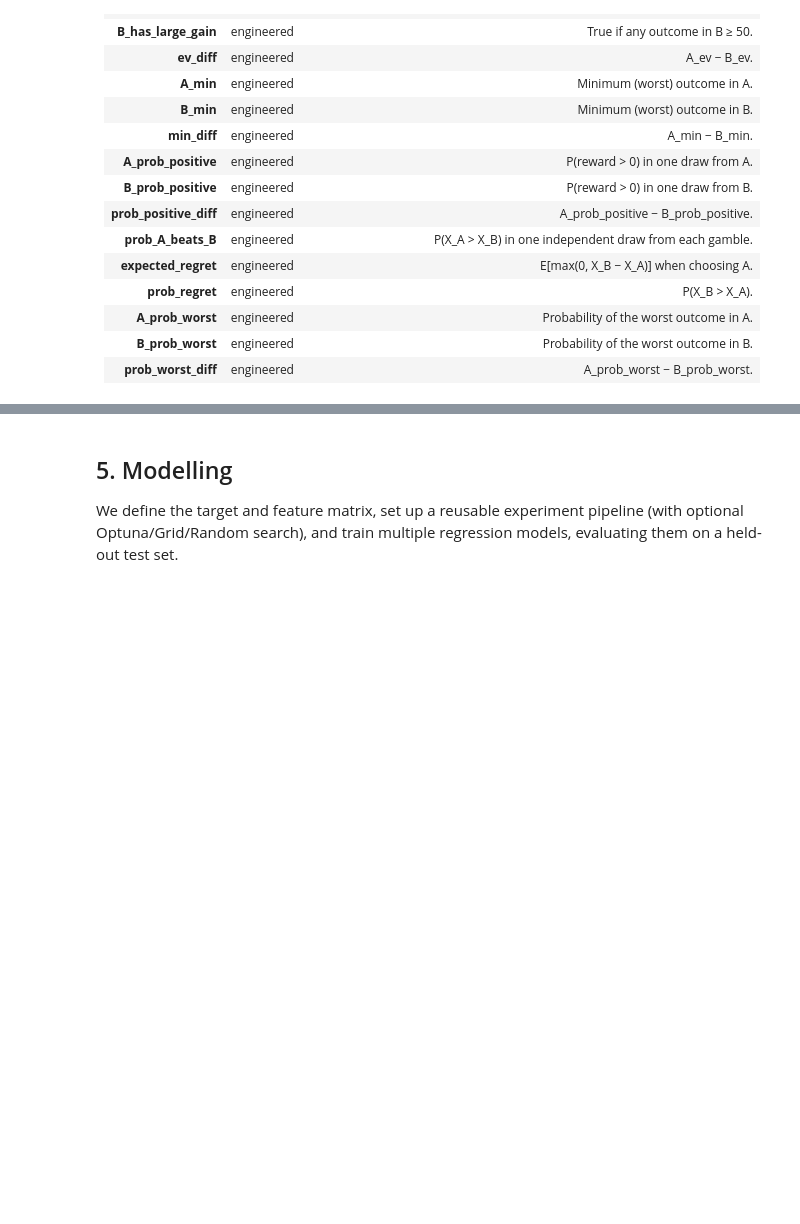
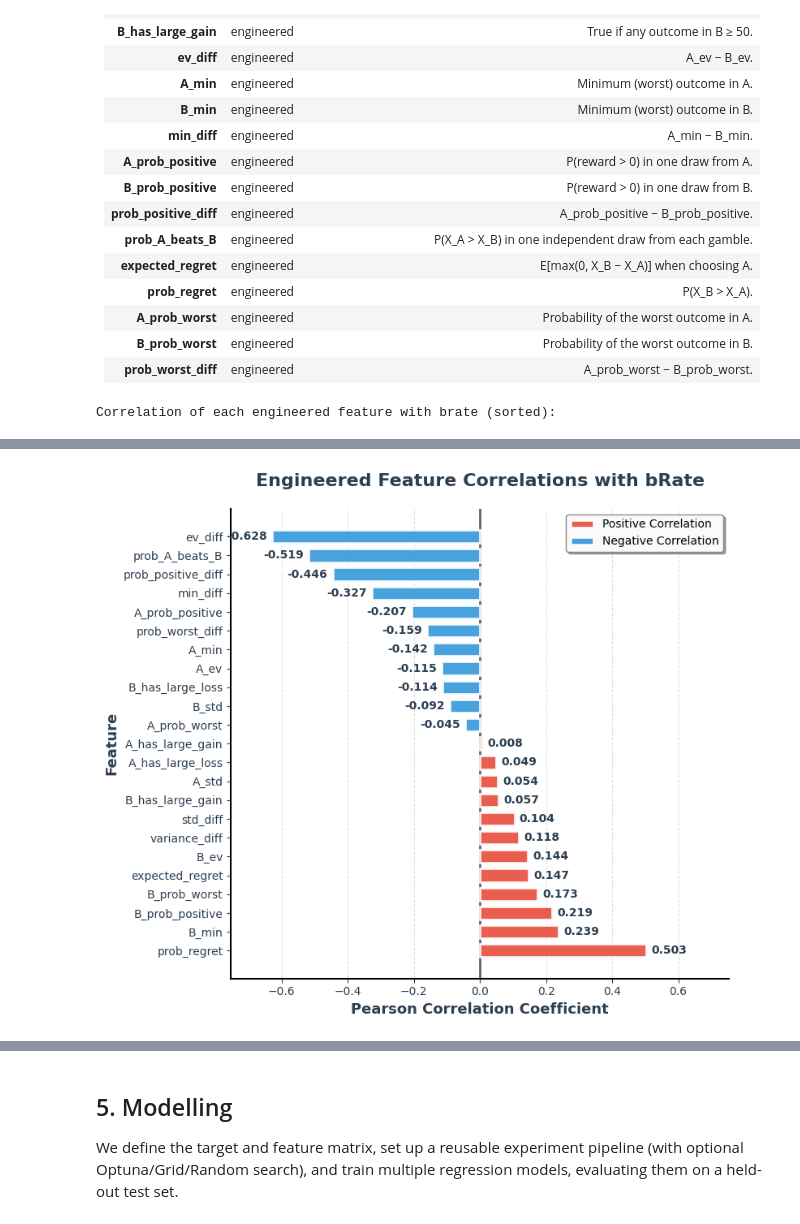
Before and after one commit to tasosger/choices13k-risky-choice, a Jupyter notebook: analysis.ipynb, the cells around one changed output, grey strips where cells are left out. Drawn from its saved outputs; the diff is of its cells as text; code cells hidden in the pictures; blank space fills up the shorter version.

```diff
--- a/analysis.ipynb
+++ b/analysis.ipynb
@@ -957,3 +947,82 @@ Our final features:
 | **A_prob_worst** | engineered | Probability of the worst outcome in A. |
 | **B_prob_worst** | engineered | Probability of the worst outcome in B. |
 | **prob_worst_diff** | engineered | A_prob_worst − B_prob_worst. |
+# %%
+engineered_cols = [
+    "A_ev", "B_ev", "A_std", "B_std", "std_diff", "variance_diff",
+    "A_has_large_loss", "A_has_large_gain", "B_has_large_loss", "B_has_large_gain",
+    "ev_diff", "A_min", "B_min", "min_diff",
+    "A_prob_positive", "B_prob_positive", "prob_positive_diff",
+    "prob_A_beats_B", "expected_regret", "prob_regret",
+    "A_prob_worst", "B_prob_worst", "prob_worst_diff",
+]
+
+# Restrict to engineered columns that exist and are numeric, plus brate
+available_eng = [c for c in engineered_cols if c in df_full.columns]
+df_eng = df_full[available_eng + ["brate"]]
+
+# Correlation of engineered features with bRate (same logic as original)
+corr_matrix_eng = df_eng.corr(numeric_only=True)
+corr_with_brate_eng = corr_matrix_eng["brate"].drop(labels=["brate"], errors="ignore").sort_values(ascending=False)
+
+print("Correlation of each engineered feature with brate (sorted):")
+display(corr_with_brate_eng.to_frame(name="corr_with_bRate"))
+
+fig, ax = plt.subplots(figsize=(8, 7))
+
+colors = ['#e74c3c' if x > 0 else '#3498db' for x in corr_with_brate_eng.values]
+
+bars = ax.barh(
+    y=range(len(corr_with_brate_eng)),
+    width=corr_with_brate_eng.values,
+    color=colors,
+    edgecolor='white',
+    linewidth=2,
+    alpha=0.9,
+    height=0.7
+)
+
+ax.set_yticks(range(len(corr_with_brate_eng)))
+ax.set_yticklabels(corr_with_brate_eng.index, fontsize=11, fontweight='500')
+
+ax.axvline(x=0, color='#2c3e50', linestyle='-', linewidth=2, alpha=0.8, zorder=0)
+
+for i, (idx, val) in enumerate(corr_with_brate_eng.items()):
+    x_pos = val + (0.015 if val > 0 else -0.015)
+    ha = 'left' if val > 0 else 'right'
+    ax.text(
+        x_pos, i, f'{val:.3f}',
+        va='center', ha=ha,
+        fontsize=10, fontweight='bold',
+        color='#2c3e50'
+    )
+
+ax.set_xlabel('Pearson Correlation Coefficient', fontsize=13, fontweight='bold', color='#2c3e50')
+ax.set_ylabel('Feature', fontsize=13, fontweight='bold', color='#2c3e50')
+ax.set_title('Engineered Feature Correlations with bRate',
+             fontsize=16, fontweight='bold', pad=20, color='#2c3e50')
+
+ax.grid(axis='x', alpha=0.25, linestyle='--', linewidth=0.8, color='gray')
+ax.set_axisbelow(True)
+
+max_abs = max(abs(corr_with_brate_eng.min()), abs(corr_with_brate_eng.max()))
+ax.set_xlim(-max_abs * 1.2, max_abs * 1.2)
+
+ax.spines['top'].set_visible(False)
+ax.spines['right'].set_visible(False)
+ax.spines['left'].set_linewidth(1.5)
+ax.spines['bottom'].set_linewidth(1.5)
+
+legend_elements = [
+    Patch(facecolor='#e74c3c', alpha=0.9, edgecolor='white', linewidth=2, label='Positive Correlation'),
+    Patch(facecolor='#3498db', alpha=0.9, edgecolor='white', linewidth=2, label='Negative Correlation')
+]
+ax.legend(handles=legend_elements, loc='upper right', framealpha=0.95,
+          edgecolor='gray', fancybox=True, shadow=True, fontsize=10)
+
+ax.tick_params(axis='both', which='major', labelsize=10, colors='#2c3e50')
+
+plt.tight_layout()
+plt.show()
+# %% [output]
+Correlation of each engineered feature with brate (sorted):
@@ -959,0 +1046 @@ Our final features:
+[figure, added]
```
Also changed, not shown: parts of 9 cells of this notebook.
